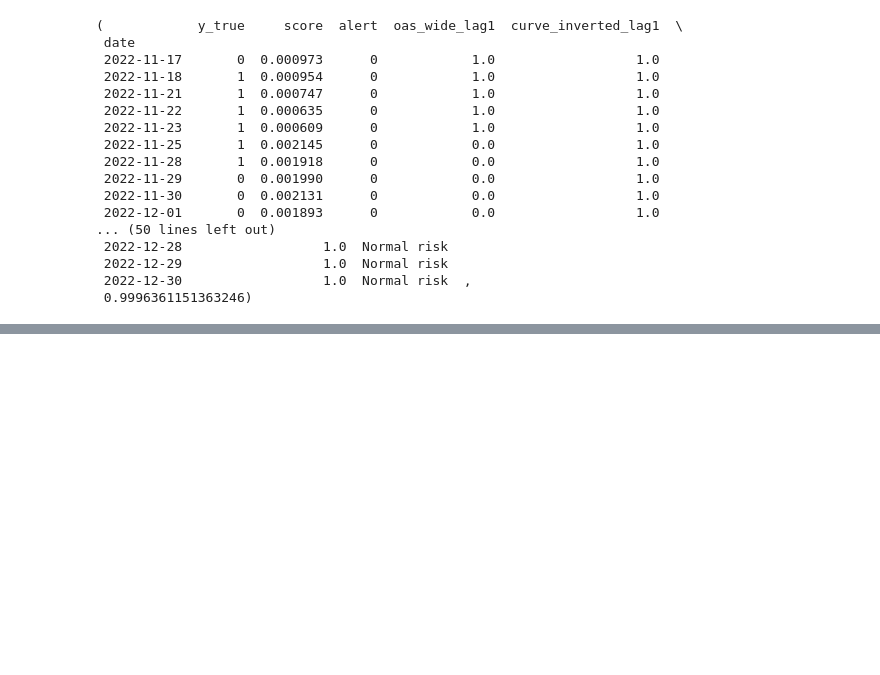
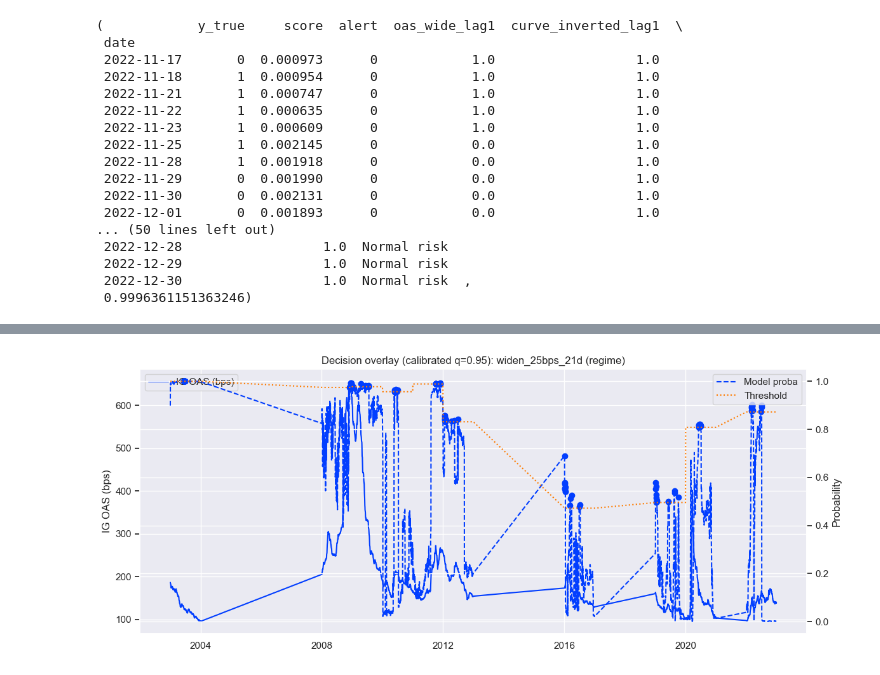
Before and after one commit to WickedoneC/credit_spread_regime, a Jupyter notebook: notebooks/01_eda_spread_regimes.ipynb, the cells around one changed output, grey strips where cells are left out. Cells and saved outputs as stored; diff of their text form; code cells hidden in the pictures; blank space fills up the shorter version.

```diff
--- a/notebooks/01_eda_spread_regimes.ipynb
+++ b/notebooks/01_eda_spread_regimes.ipynb
@@ -1800,0 +1803,21 @@ overlay_25.tail(30), overlay_25.attrs["threshold"]
+# %%
+import pandas as pd
+import matplotlib.pyplot as plt
+
+def build_overlay_df(df, results, target_col, variant="regime"):
+    """
+    Returns a DF indexed by date with:
+      - ig_oas_bps
+      - oos_proba (model score)
+      - oos_y (realized label)
+      - alert (based on chosen threshold series)
+    """
+    out = df.copy()
+    out["ig_oas_bps"] = out["ig_oas"] * 100.0
+
+    r = results[(target_col, variant)]
+    # expects Series indexed by date
+    out["oos_proba"] = r["oos_proba"]
+    out["oos_y"] = r["oos_y"]
+
+    return out[["ig_oas_bps", "oos_proba", "oos_y"]].dropna()
@@ -1800,0 +1878,26 @@ overlay_25.tail(30), overlay_25.attrs["threshold"]
+# %%
+def per_year_threshold_series(proba: pd.Series, q: float = 0.95) -> pd.Series:
+    """
+    Returns a Series aligned to proba.index where each date gets the threshold
+    for its calendar year (based only on that year's distribution).
+    """
+    dfp = proba.to_frame("p").dropna()
+    dfp["year"] = dfp.index.year
+
+    thresh_by_year = dfp.groupby("year")["p"].quantile(q)
+    dfp["threshold"] = dfp["year"].map(thresh_by_year)
+
+    return dfp["threshold"].reindex(proba.index)
+# %%
+target = "widen_25bps_21d"
+proba = results[(target, "regime")]["oos_proba"]
+thr_series = per_year_threshold_series(proba, q=0.95)
+
+overlay = build_overlay_df(df, results, target, "regime")
+overlay_cal = plot_decision_overlay(
+    overlay,
+    threshold=thr_series,
+    title=f"Decision overlay (calibrated q=0.95): {target} (regime)"
+)
+# %% [output]
+[figure, added]
```
Also changed, not shown: parts of 8 cells of this notebook, 3 other files.
